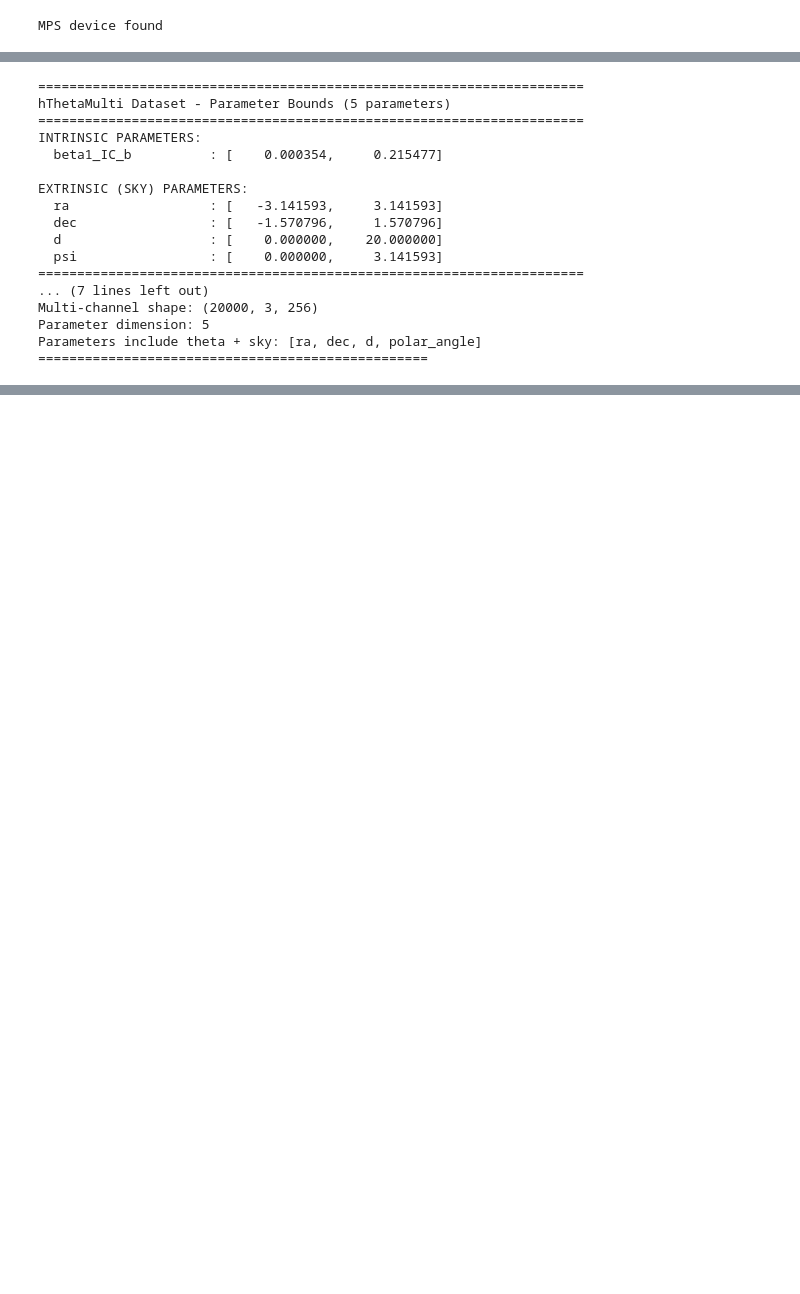
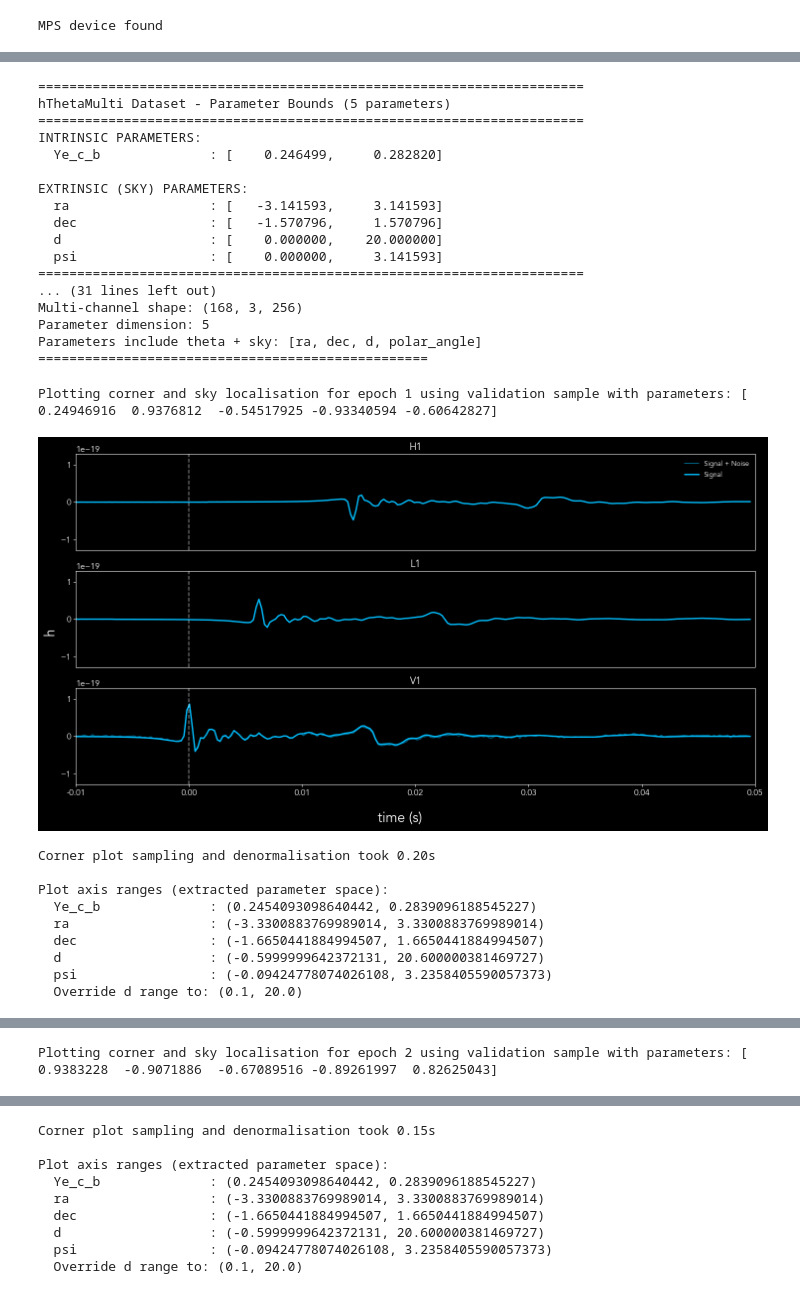
Before and after one commit to starccato/starccato-flow, a Jupyter notebook: sky_localisation.ipynb, the cells around one changed output, grey strips where cells are left out. Drawn from its saved outputs; the diff is of its cells as text; code cells hidden in the pictures; blank space fills up the shorter version.

```diff
--- a/sky_localisation.ipynb
+++ b/sky_localisation.ipynb
@@ -3,7 +3,7 @@ from starccato_flow.training.trainer_flow_matching_multi import FlowMatchingTrai
 # %% [output]
 MPS device found
 # %%
-trainer = FlowMatchingTrainerMulti(toy=False, parameters=["beta1_IC_b", "ra", "dec", "d", "psi"])
+trainer = FlowMatchingTrainerMulti(toy=False, parameters=["Ye_c_b", "ra", "dec", "d", "psi"])
 trainer.train()
 # %% [output]
 === Parameter Extraction Setup ===
@@ -12,31 +12,42 @@ Intrinsic params in dataset: ['beta1_IC_b'] (indices 0-0)
 Sky params in dataset: ['ra', 'dec', 'd', 'psi'] (indices 1-4)
 Extract indices from hThetaMulti.parameters: [0, 1, 2, 3, 4]
 Final flow parameter dimension: 5
 ========================================
 
 ✓ Loaded 1934076 supernova locations from ../../exploded_supernovae_t100_sf5.csv
 
 ======================================================================
 sTheta Dataset - Parameter Bounds (1 parameters)
 ... (48 lines left out)
 === Dataset Sizes ===
 Training samples: 1516
 Validation samples: 168
 ==================================================
 ======================================================================
 hThetaMulti Dataset - Parameter Bounds (5 parameters)
 ======================================================================
 INTRINSIC PARAMETERS:
-  beta1_IC_b          : [    0.000354,     0.215477]
+  Ye_c_b              : [    0.246499,     0.282820]
 
 EXTRINSIC (SKY) PARAMETERS:
   ra                  : [   -3.141593,     3.141593]
   dec                 : [   -1.570796,     1.570796]
   d                   : [    0.000000,    20.000000]
   psi                 : [    0.000000,     3.141593]
 ======================================================================
-... (7 lines left out)
-Multi-channel shape: (20000, 3, 256)
+... (31 lines left out)
+Multi-channel shape: (168, 3, 256)
 Parameter dimension: 5
 Parameters include theta + sky: [ra, dec, d, polar_angle]
 ==================================================
+Plotting corner and sky localisation for epoch 1 using validation sample with parameters: [ 0.24946916  0.9376812  -0.54517925 -0.93340594 -0.60642827]
+[figure, added]
+Corner plot sampling and denormalisation took 0.20s
+
+Plot axis ranges (extracted parameter space):
+  Ye_c_b              : (0.2454093098640442, 0.2839096188545227)
+  ra                  : (-3.3300883769989014, 3.3300883769989014)
+  dec                 : (-1.6650441884994507, 1.6650441884994507)
+  d                   : (-0.5999999642372131, 20.600000381469727)
+  psi                 : (-0.09424778074026108, 3.2358405590057373)
+  Override d range to: (0.1, 20.0)
@@ -42,0 +72 @@ Parameters include theta + sky: [ra, dec, d, polar_angle]
+Plotting corner and sky localisation for epoch 2 using validation sample with parameters: [ 0.9383228  -0.9071886  -0.67089516 -0.89261997  0.82625043]
@@ -42,0 +74,9 @@ Parameters include theta + sky: [ra, dec, d, polar_angle]
+Corner plot sampling and denormalisation took 0.15s
+
+Plot axis ranges (extracted parameter space):
+  Ye_c_b              : (0.2454093098640442, 0.2839096188545227)
+  ra                  : (-3.3300883769989014, 3.3300883769989014)
+  dec                 : (-1.6650441884994507, 1.6650441884994507)
+  d                   : (-0.5999999642372131, 20.600000381469727)
+  psi                 : (-0.09424778074026108, 3.2358405590057373)
+  Override d range to: (0.1, 20.0)
```
Also changed, not shown: parts of 1 cell of this notebook, 4 other files.
